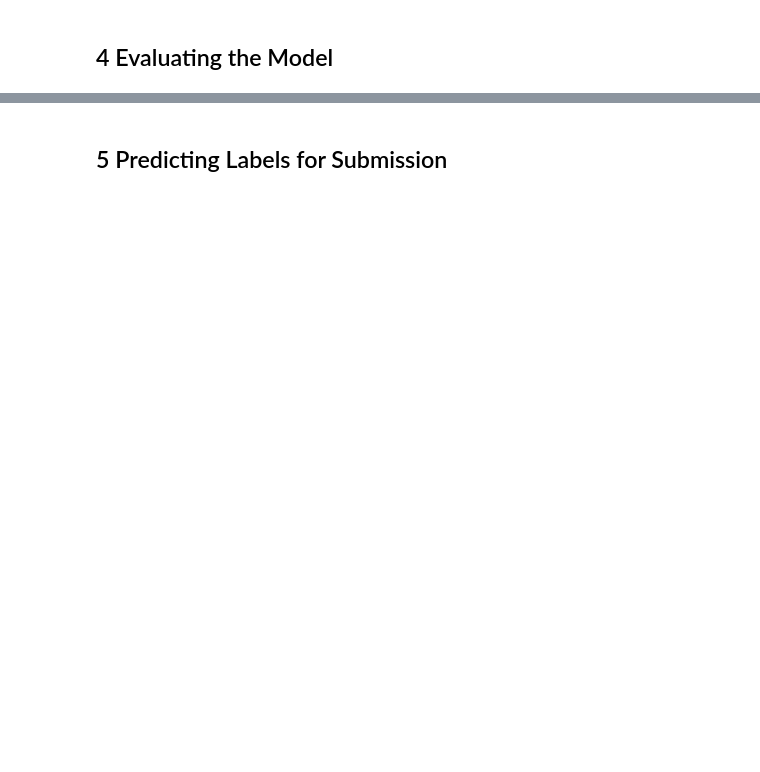
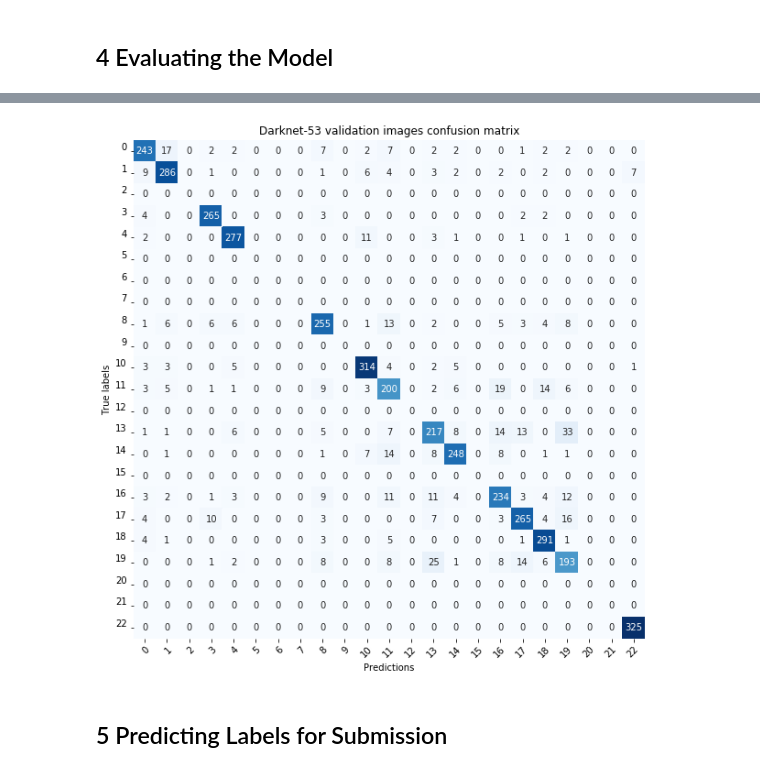
Before and after one commit to letsirk/dl-project, a Jupyter notebook: darknet-53-iwildcam-2019.ipynb, the cells around one changed output, grey strips where cells are left out. Drawn from its saved outputs; the diff is of its cells as text; code cells hidden in the pictures; blank space fills up the shorter version.

```diff
--- a/darknet-53-iwildcam-2019.ipynb
+++ b/darknet-53-iwildcam-2019.ipynb
@@ -614,9 +487,10 @@ create_confusion_matrix(training_real_values,training_predictions,classes=range(
 # %%
-# fix_labels(validation_real_values)
-# fix_labels(validation_predictions)
-
-print("Confusion matrix for validation images")
-create_confusion_matrix(validation_real_values,validation_predictions,classes=range(0,len(classes)))
+create_confusion_matrix(fix_labels(validation_real_values),
+                        fix_labels(validation_predictions),
+                        title='Darknet-53 validation images',
+                        classes=range(0,len(classes)))
+# %% [output]
+[figure, added]
 # %% [markdown]
 ## 5 Predicting Labels for Submission
 # %%
```
Also changed, not shown: parts of 18 cells of this notebook, 7 other files.
